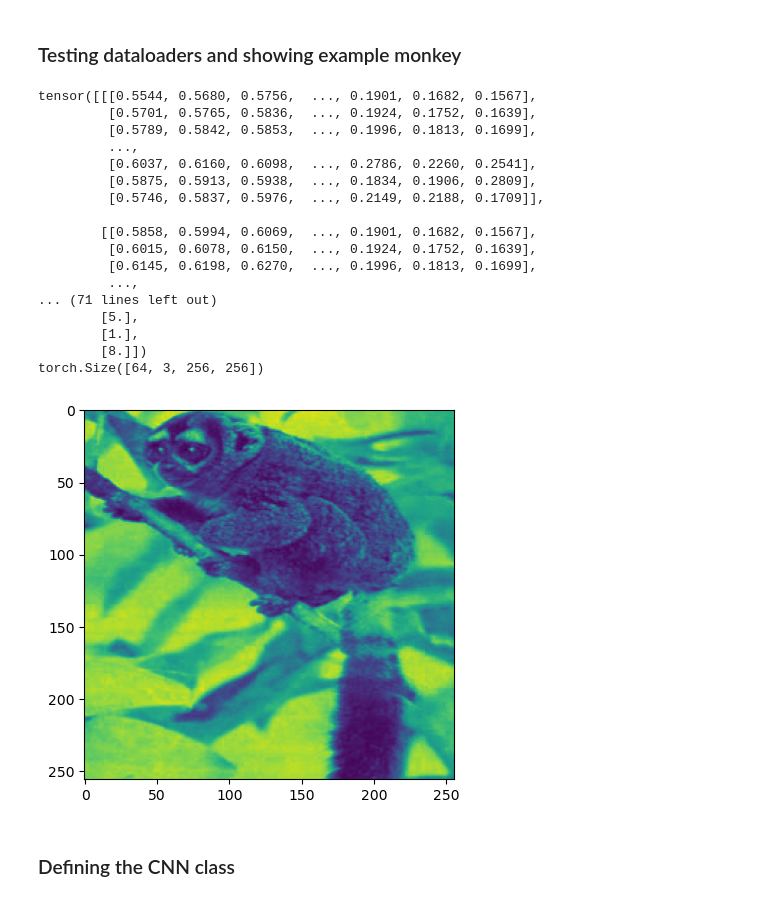
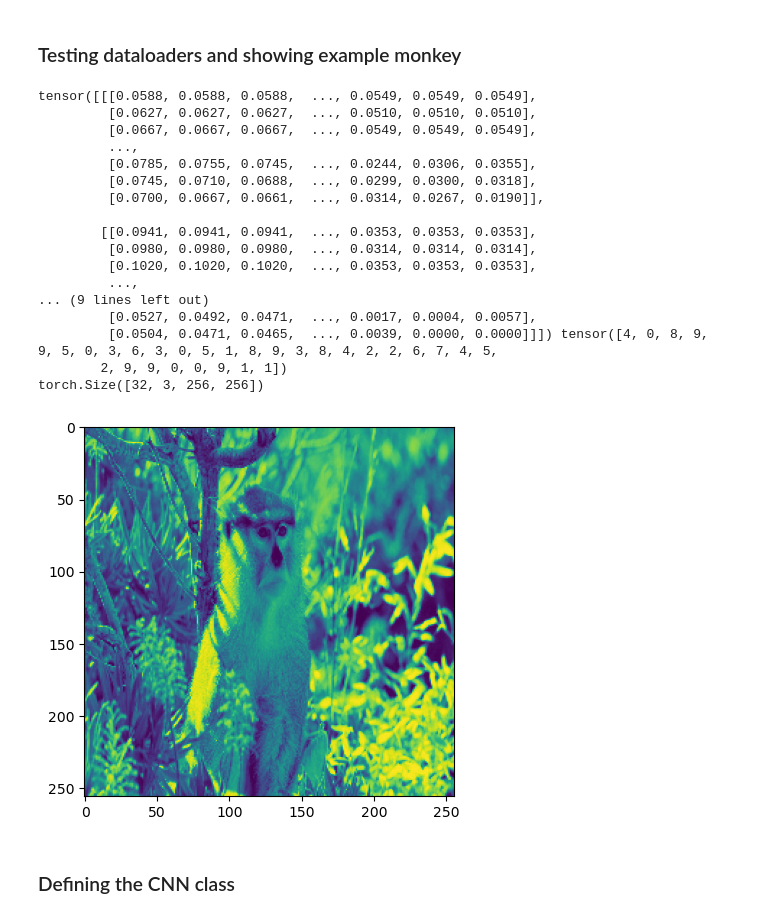
Before and after one commit to kwangzera-archive/monkey-species-classifier, a Jupyter notebook: classifier.ipynb, the cells around one changed output. Saved outputs shown, nothing was run; the diff lists cells and outputs as text; code cells hidden in the pictures.

```diff
--- a/classifier.ipynb
+++ b/classifier.ipynb
@@ -72,7 +72,7 @@ class MonkeyDataset(Dataset):
         if self.transform:
             tmonkey = self.transform(monkey)
 
-        return tmonkey, torch.Tensor([label])
+        return tmonkey, label
 
     def __len__(self):
         # This will allow len()
@@ -110,33 +110,33 @@ None
 # %%
 # dataloaders
 train_dataloader = DataLoader(training_data, batch_size=batch_size, shuffle=True)
 test_dataloader = DataLoader(validation_data, batch_size=batch_size, shuffle=True)
 
 # iterating through the dataloader
 train_features, train_labels = next(iter(train_dataloader))
 print(train_features[0], train_labels)
 print(train_features.size())  # batch size, channel count, image size
-plt.imshow(train_features[63][0])
+plt.imshow(train_features[31][0])
 plt.show()
 # %% [output]
-tensor([[[0.5544, 0.5680, 0.5756,  ..., 0.1901, 0.1682, 0.1567],
-         [0.5701, 0.5765, 0.5836,  ..., 0.1924, 0.1752, 0.1639],
-         [0.5789, 0.5842, 0.5853,  ..., 0.1996, 0.1813, 0.1699],
+tensor([[[0.0588, 0.0588, 0.0588,  ..., 0.0549, 0.0549, 0.0549],
+         [0.0627, 0.0627, 0.0627,  ..., 0.0510, 0.0510, 0.0510],
+         [0.0667, 0.0667, 0.0667,  ..., 0.0549, 0.0549, 0.0549],
          ...,
-         [0.6037, 0.6160, 0.6098,  ..., 0.2786, 0.2260, 0.2541],
-         [0.5875, 0.5913, 0.5938,  ..., 0.1834, 0.1906, 0.2809],
-         [0.5746, 0.5837, 0.5976,  ..., 0.2149, 0.2188, 0.1709]],
+         [0.0785, 0.0755, 0.0745,  ..., 0.0244, 0.0306, 0.0355],
+         [0.0745, 0.0710, 0.0688,  ..., 0.0299, 0.0300, 0.0318],
+         [0.0700, 0.0667, 0.0661,  ..., 0.0314, 0.0267, 0.0190]],
 
-        [[0.5858, 0.5994, 0.6069,  ..., 0.1901, 0.1682, 0.1567],
-         [0.6015, 0.6078, 0.6150,  ..., 0.1924, 0.1752, 0.1639],
-         [0.6145, 0.6198, 0.6270,  ..., 0.1996, 0.1813, 0.1699],
+        [[0.0941, 0.0941, 0.0941,  ..., 0.0353, 0.0353, 0.0353],
+         [0.0980, 0.0980, 0.0980,  ..., 0.0314, 0.0314, 0.0314],
+         [0.1020, 0.1020, 0.1020,  ..., 0.0353, 0.0353, 0.0353],
          ...,
-... (71 lines left out)
-        [5.],
-        [1.],
-        [8.]])
-torch.Size([64, 3, 256, 256])
+... (9 lines left out)
+         [0.0527, 0.0492, 0.0471,  ..., 0.0017, 0.0004, 0.0057],
+         [0.0504, 0.0471, 0.0465,  ..., 0.0039, 0.0000, 0.0000]]]) tensor([4, 0, 8, 9, 9, 5, 0, 3, 6, 3, 0, 5, 1, 8, 9, 3, 8, 4, 2, 2, 6, 7, 4, 5,
+        2, 9, 9, 0, 0, 9, 1, 1])
+torch.Size([32, 3, 256, 256])
-[figure, old version]
+[figure, new version]
 # %% [markdown]
 ### Defining the CNN class
 # %%
```
Also changed, not shown: parts of 3 cells of this notebook.
